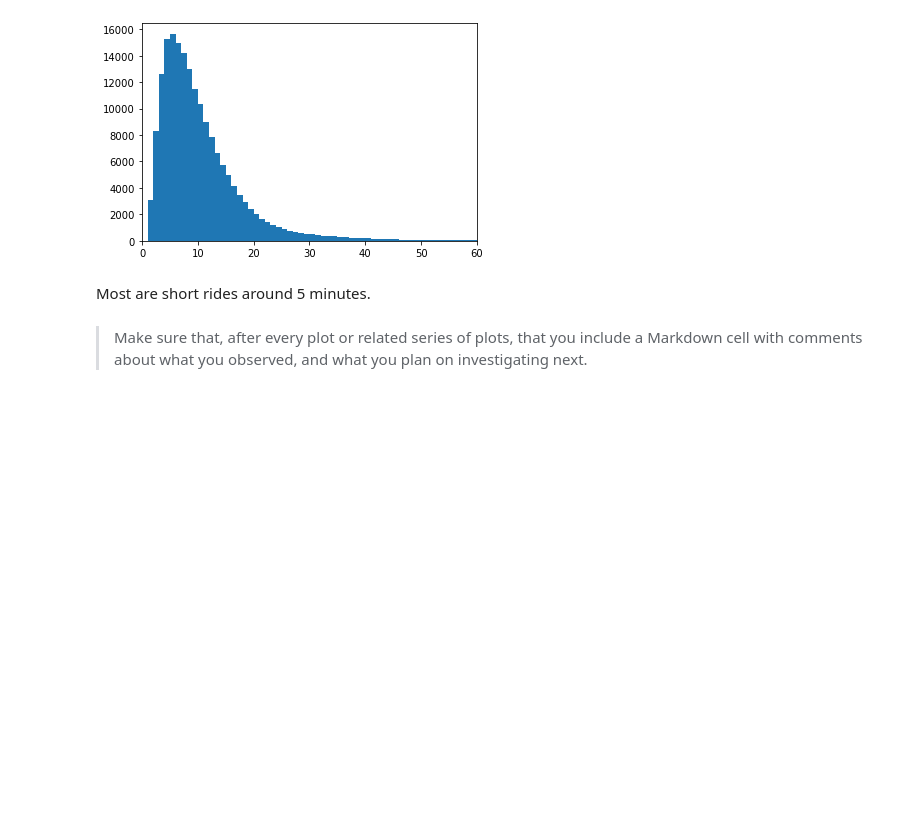
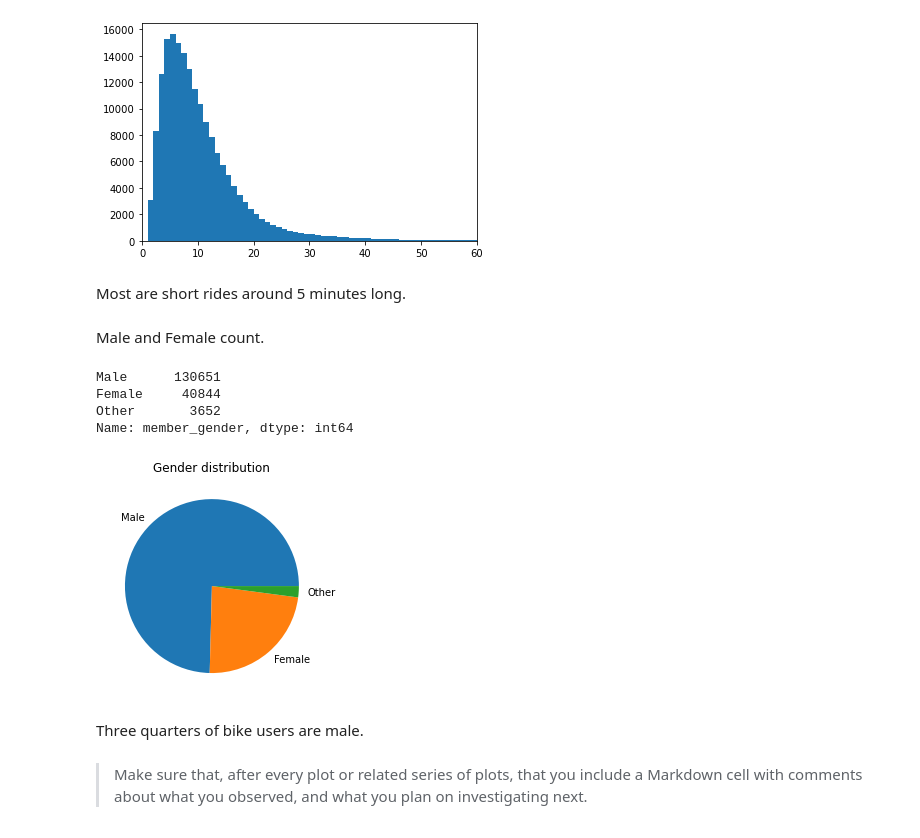
Before and after one commit to tllau/Bikeshare_analysis, a Jupyter notebook: exploration_template.ipynb, the cells around one changed output. Cells and saved outputs as stored; diff of their text form; code cells hidden in the pictures; blank space fills up the shorter version.

Commit message:
feat: add gender distribution

```diff
--- a/exploration_template.ipynb
+++ b/exploration_template.ipynb
@@ -235,7 +235,24 @@ plt.xlim(0, 60);
 # %% [output]
 [figure]
 # %% [markdown]
-Most are short rides around 5 minutes.
+Most are short rides around 5 minutes long.
+# %% [markdown]
+Male and Female count.
+# %%
+gender = df.member_gender.value_counts()
+gender
+# %% [output]
+Male      130651
+Female     40844
+Other       3652
+Name: member_gender, dtype: int64
+# %%
+plt.pie(x=gender, labels=gender.index)
+plt.title('Gender distribution');
+# %% [output]
+[figure, added]
+# %% [markdown]
+Three quarters of bike users are male.
 # %% [markdown]
 > Make sure that, after every plot or related series of plots, that you
 include a Markdown cell with comments about what you observed, and what
```
Also changed, not shown: parts of 1 cell of this notebook.
